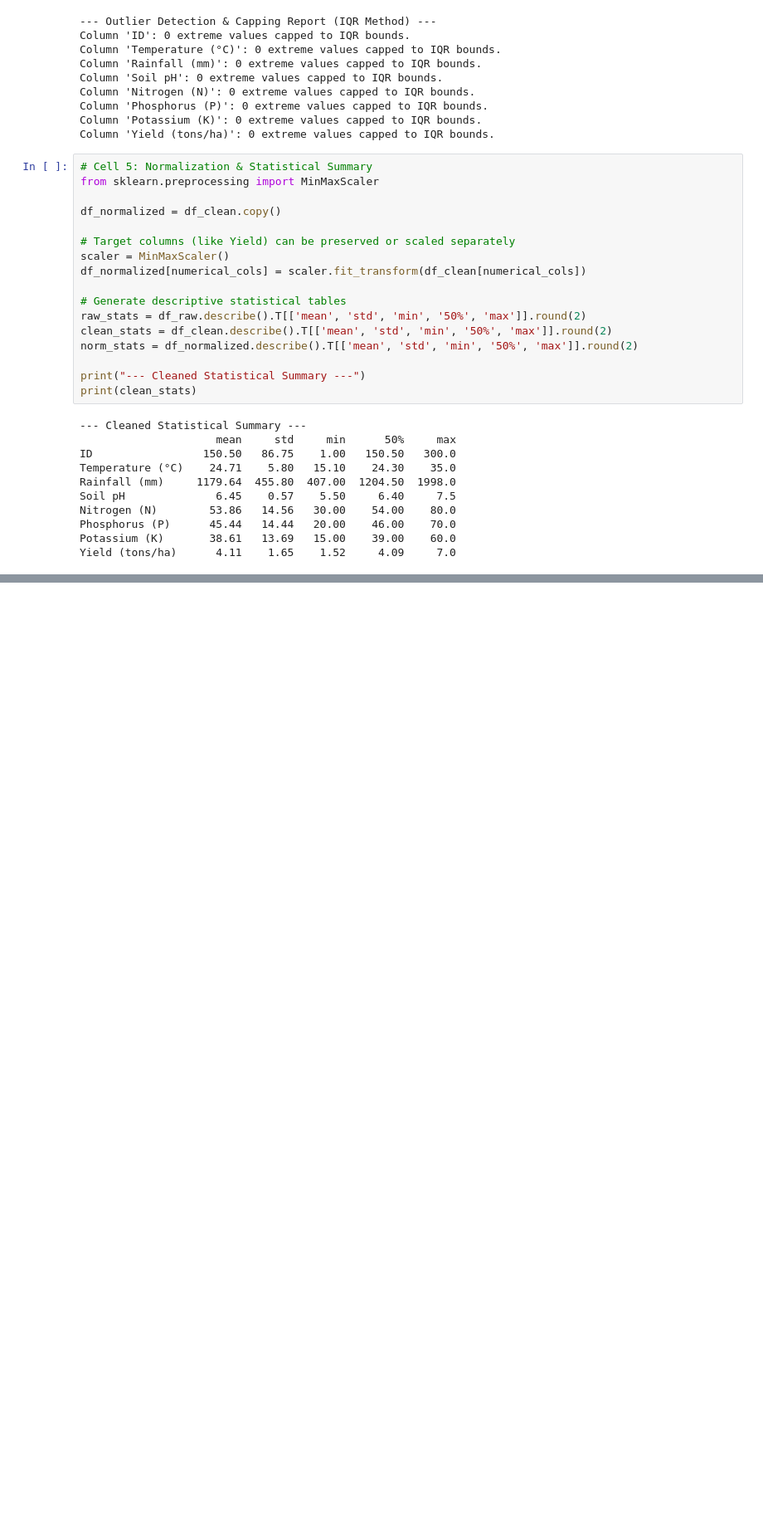
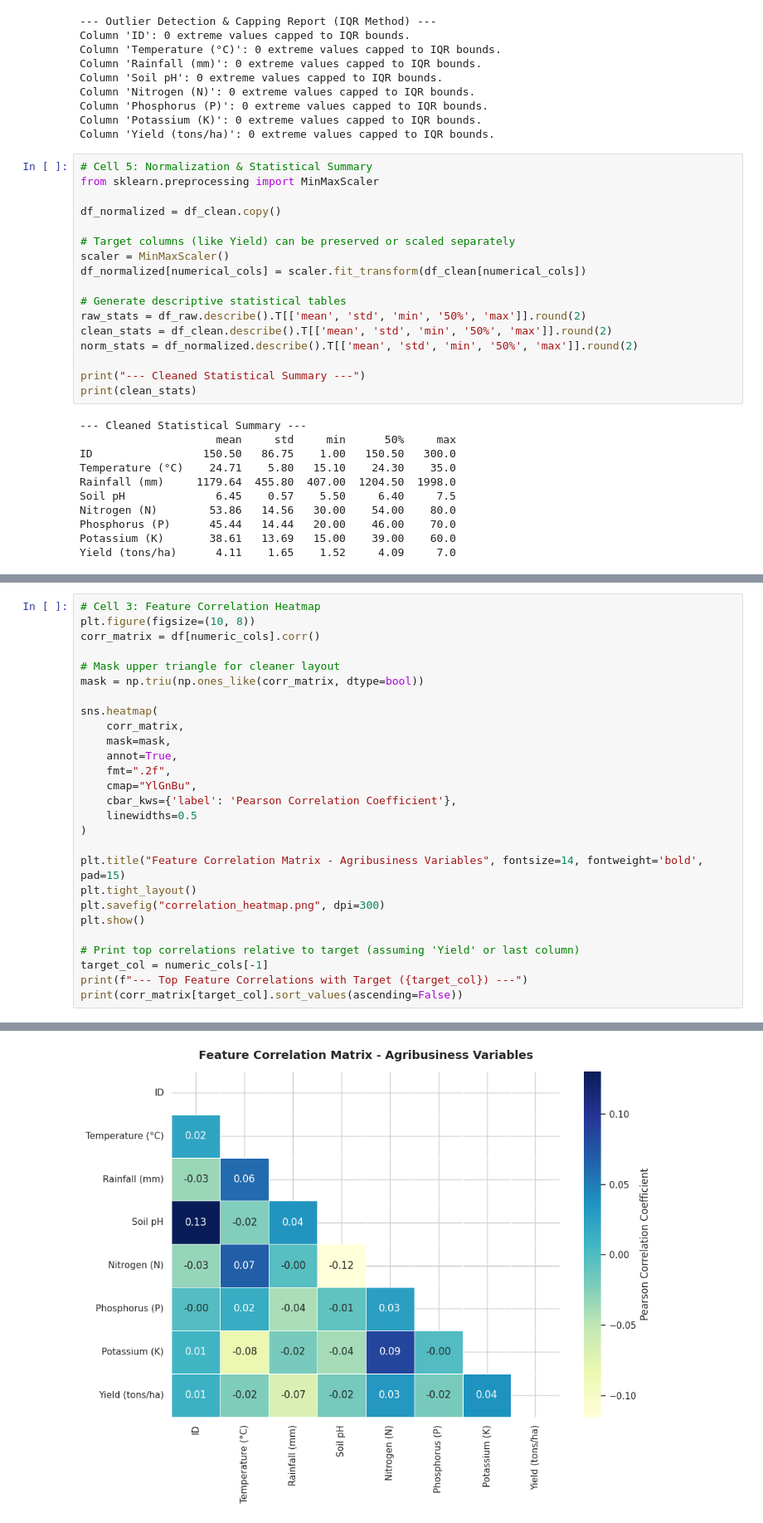
Before and after one commit to AmnaNoorr/Machine-Learning-Data-Analyst---Agribusiness, a Jupyter notebook: Data_Collection_and_Cleaning.ipynb, the cells around one changed output, grey strips where cells are left out. Shown at 83% size. Drawn from its saved outputs; the diff is of its cells as text; blank space fills up the shorter version.

```diff
--- a/Data_Collection_and_Cleaning.ipynb
+++ b/Data_Collection_and_Cleaning.ipynb
@@ -172,0 +266,28 @@ Yield (tons/ha)      4.11    1.65    1.52     4.09     7.0
+# %%
+# Cell 3: Feature Correlation Heatmap
+plt.figure(figsize=(10, 8))
+corr_matrix = df[numeric_cols].corr()
+
+# Mask upper triangle for cleaner layout
+mask = np.triu(np.ones_like(corr_matrix, dtype=bool))
+
+sns.heatmap(
+    corr_matrix,
+    mask=mask,
+    annot=True,
+    fmt=".2f",
+    cmap="YlGnBu",
+    cbar_kws={'label': 'Pearson Correlation Coefficient'},
+    linewidths=0.5
+)
+
+plt.title("Feature Correlation Matrix - Agribusiness Variables", fontsize=14, fontweight='bold', pad=15)
+plt.tight_layout()
+plt.savefig("correlation_heatmap.png", dpi=300)
+plt.show()
+
+# Print top correlations relative to target (assuming 'Yield' or last column)
+target_col = numeric_cols[-1]
+print(f"--- Top Feature Correlations with Target ({target_col}) ---")
+print(corr_matrix[target_col].sort_values(ascending=False))
+# %% [output]
@@ -172,0 +311 @@ Yield (tons/ha)      4.11    1.65    1.52     4.09     7.0
+[figure, added]
```
Also changed, not shown: parts of 6 cells of this notebook.
